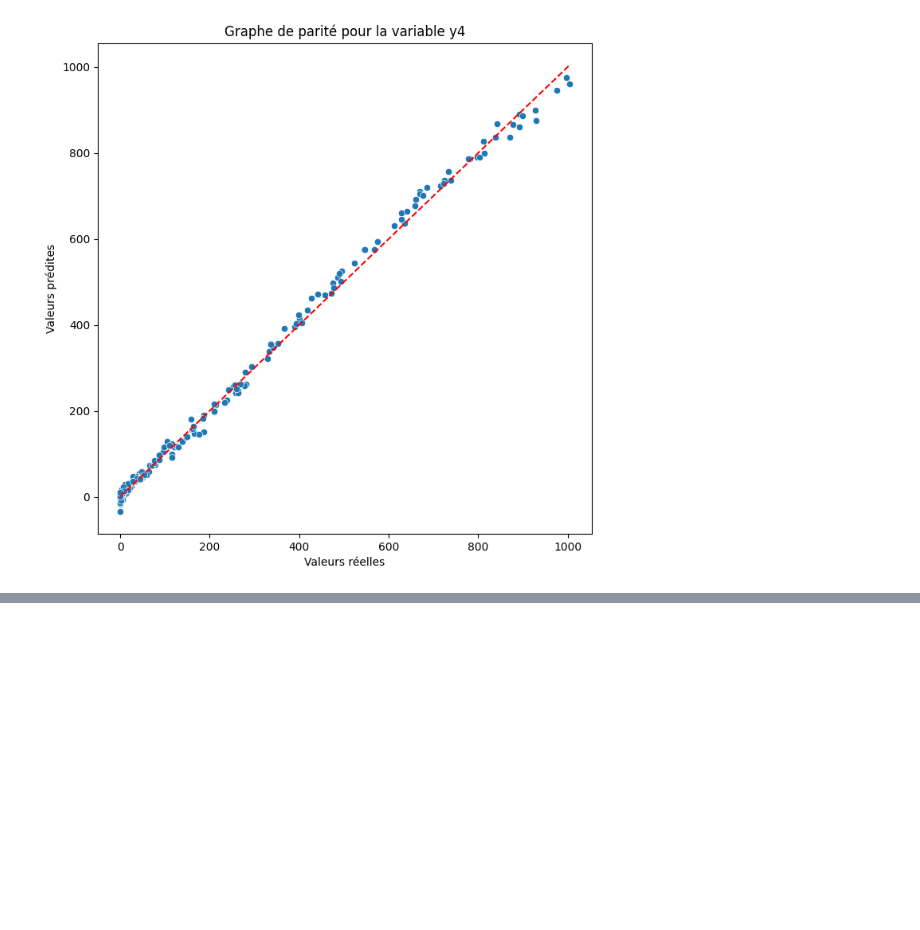
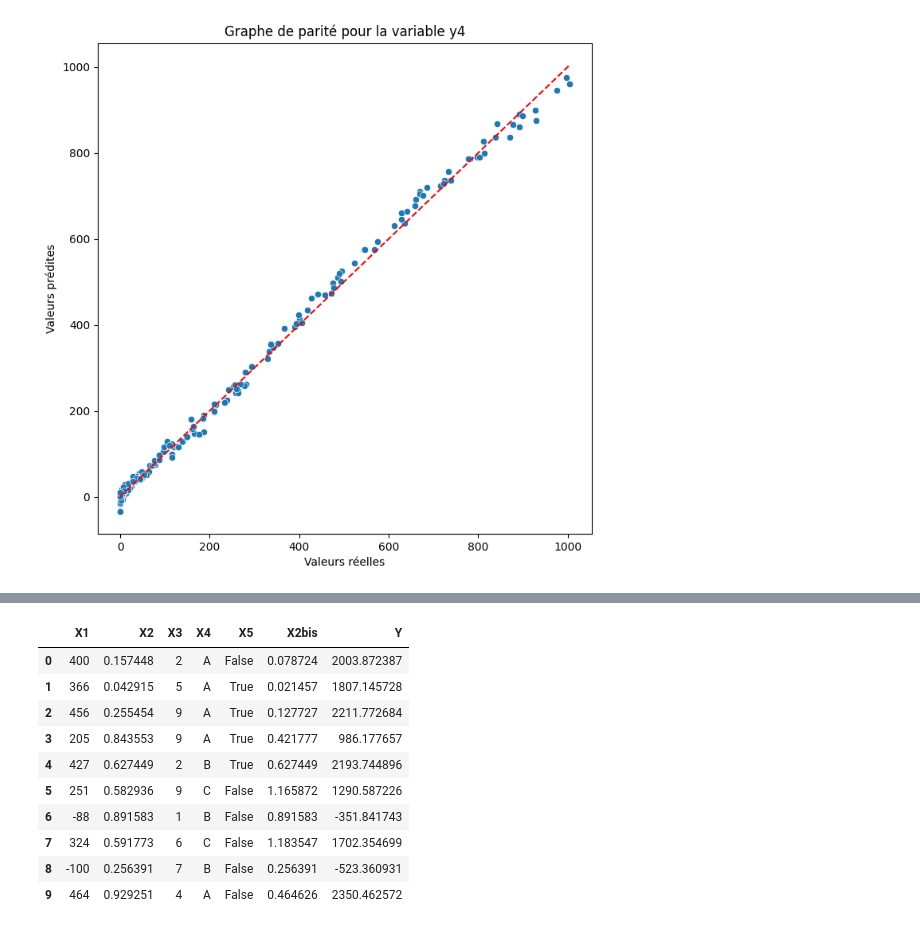
Before and after one commit to Obeksief/GUI_Efectis, a Jupyter notebook: yo.ipynb, the cells around one changed output, grey strips where cells are left out. Cells and saved outputs as stored; diff of their text form; code cells hidden in the pictures; blank space fills up the shorter version.

```diff
--- a/yo.ipynb
+++ b/yo.ipynb
@@ -177,0 +437,3 @@ for i in range(len(y.columns)):
+# %%
+df = pd.read_excel('inference_quali.xlsx')
+df.head()
@@ -177,0 +447,21 @@ for i in range(len(y.columns)):
+# %%
+df['X2bis'] = np.where(df['X4'] == 'A', df['X2'] * 0.5,
+               np.where(df['X4'] == 'B', df['X2'] * 1,
+               np.where(df['X4'] == 'C', df['X2'] * 2, df['X2'])))
+
+biais = np.where(df['X5'] == 'True', -200, 0)
+df['Y'] = 5 * df['X1'] + 100 * df['X2bis'] - df['X3'] ** 2 + biais
+# %%
+df.head(10)
+# %% [output]
+|  | X1 | X2 | X3 | X4 | X5 | X2bis | Y |
+| 0 | 400 | 0.157448 | 2 | A | False | 0.078724 | 2003.872387 |
+| 1 | 366 | 0.042915 | 5 | A | True | 0.021457 | 1807.145728 |
+| 2 | 456 | 0.255454 | 9 | A | True | 0.127727 | 2211.772684 |
+| 3 | 205 | 0.843553 | 9 | A | True | 0.421777 | 986.177657 |
+| 4 | 427 | 0.627449 | 2 | B | True | 0.627449 | 2193.744896 |
+| 5 | 251 | 0.582936 | 9 | C | False | 1.165872 | 1290.587226 |
+| 6 | -88 | 0.891583 | 1 | B | False | 0.891583 | -351.841743 |
+| 7 | 324 | 0.591773 | 6 | C | False | 1.183547 | 1702.354699 |
+| 8 | -100 | 0.256391 | 7 | B | False | 0.256391 | -523.360931 |
+| 9 | 464 | 0.929251 | 4 | A | False | 0.464626 | 2350.462572 |
```
Also changed, not shown: parts of 33 cells of this notebook, 27 other files.
